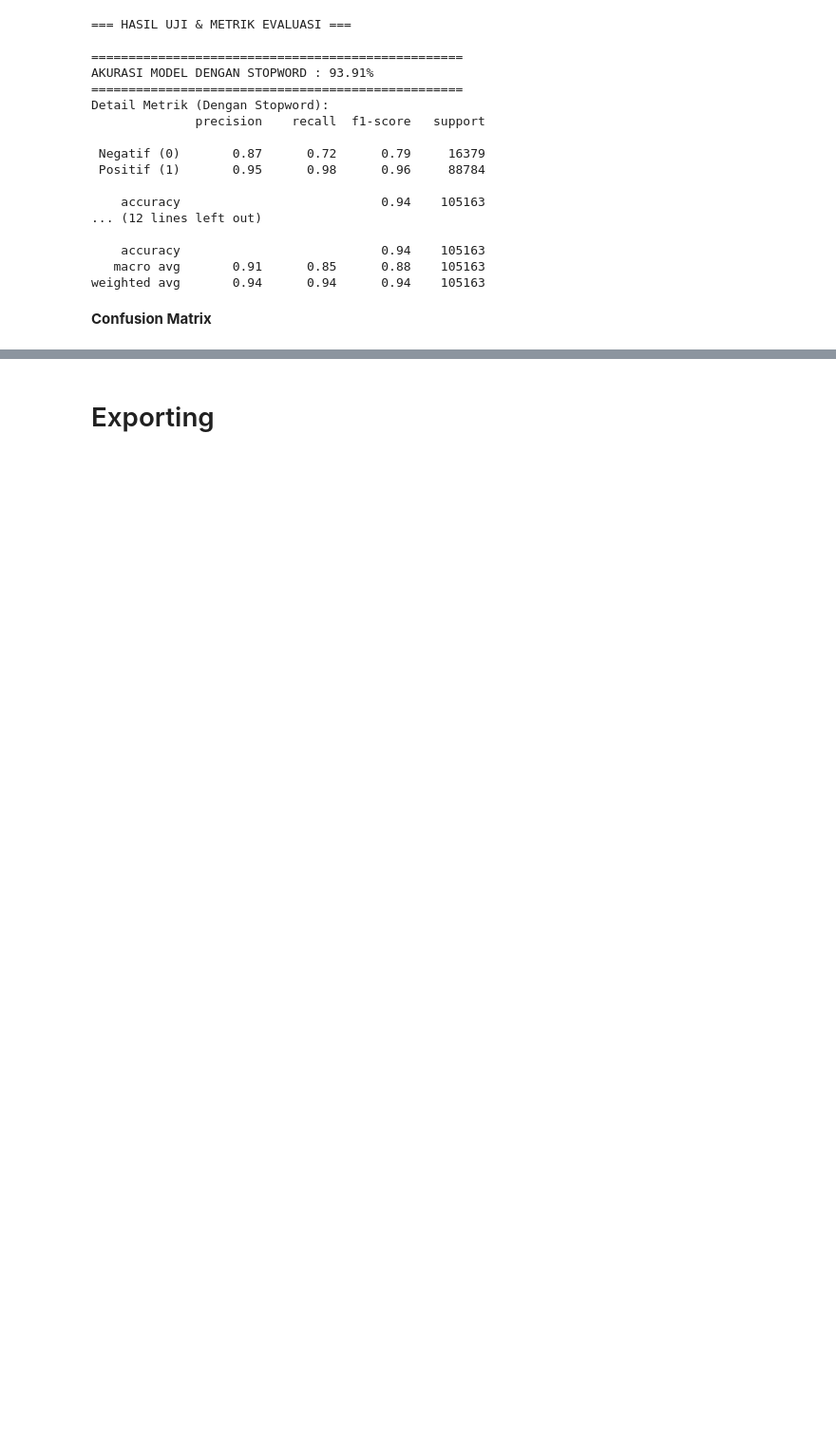
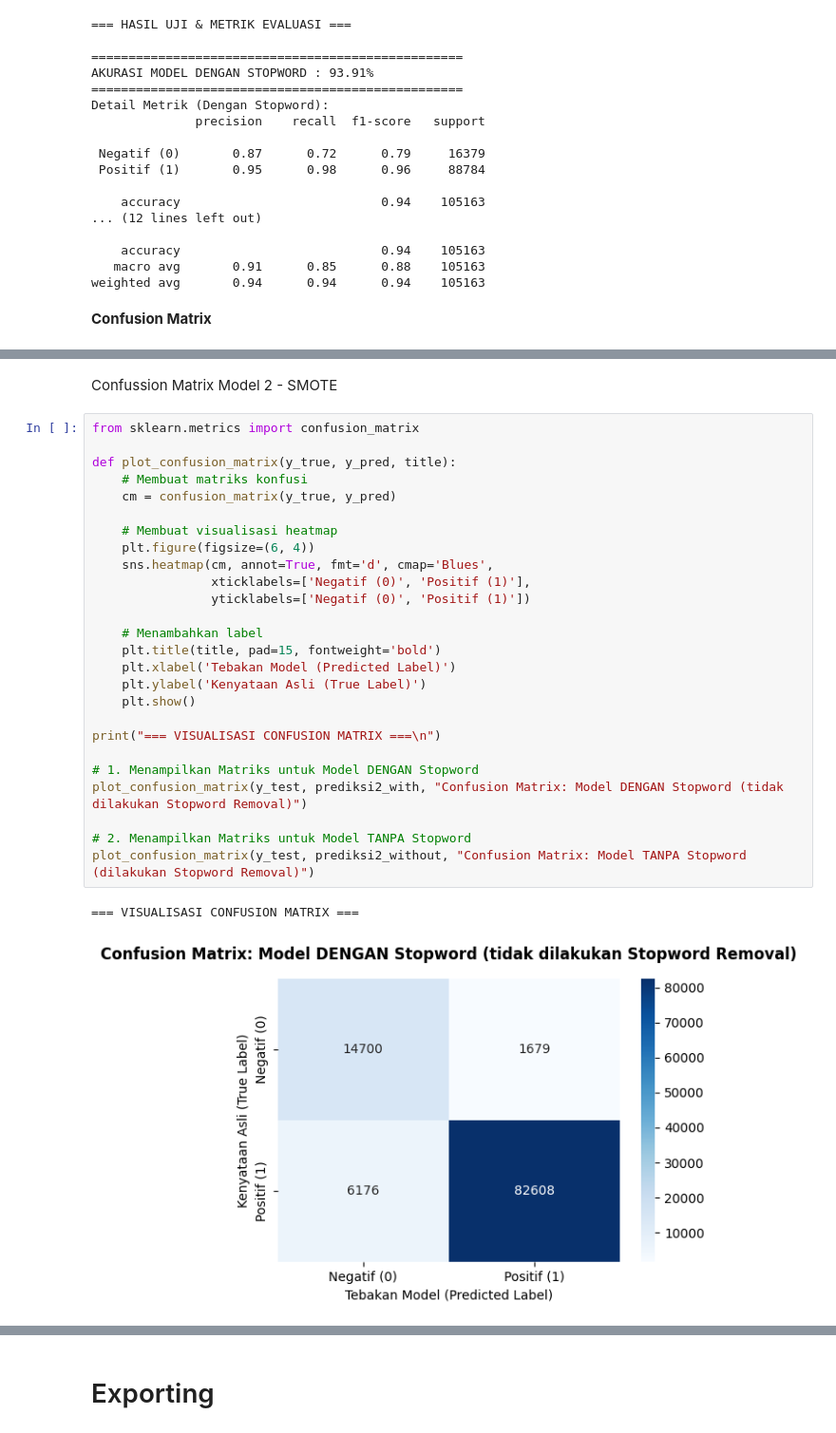
Before and after one commit to Yogiarta714/amazon-sentiment-analyzer, a Jupyter notebook: sentiment-analyzer.ipynb, the cells around one changed output, grey strips where cells are left out. Shown at 95% size. Saved outputs shown, nothing was run; the diff lists cells and outputs as text; blank space fills up the shorter version.

```diff
--- a/sentiment-analyzer.ipynb
+++ b/sentiment-analyzer.ipynb
@@ -437,0 +559,31 @@ plot_confusion_matrix(y_test, prediksi_without, "Confusion Matrix: Model TANPA S
+# %% [markdown]
+Confussion Matrix Model 2 - SMOTE
+# %%
+from sklearn.metrics import confusion_matrix
+
+def plot_confusion_matrix(y_true, y_pred, title):
+    # Membuat matriks konfusi
+    cm = confusion_matrix(y_true, y_pred)
+
+    # Membuat visualisasi heatmap
+    plt.figure(figsize=(6, 4))
+    sns.heatmap(cm, annot=True, fmt='d', cmap='Blues',
+                xticklabels=['Negatif (0)', 'Positif (1)'],
+                yticklabels=['Negatif (0)', 'Positif (1)'])
+
+    # Menambahkan label
+    plt.title(title, pad=15, fontweight='bold')
+    plt.xlabel('Tebakan Model (Predicted Label)')
+    plt.ylabel('Kenyataan Asli (True Label)')
+    plt.show()
+
+print("=== VISUALISASI CONFUSION MATRIX ===\n")
+
+# 1. Menampilkan Matriks untuk Model DENGAN Stopword
+plot_confusion_matrix(y_test, prediksi2_with, "Confusion Matrix: Model DENGAN Stopword (tidak dilakukan Stopword Removal)")
+
+# 2. Menampilkan Matriks untuk Model TANPA Stopword
+plot_confusion_matrix(y_test, prediksi2_without, "Confusion Matrix: Model TANPA Stopword (dilakukan Stopword Removal)")
+# %% [output]
+=== VISUALISASI CONFUSION MATRIX ===
+[figure, added]
```
Also changed, not shown: parts of 45 cells of this notebook, 3 other files.
